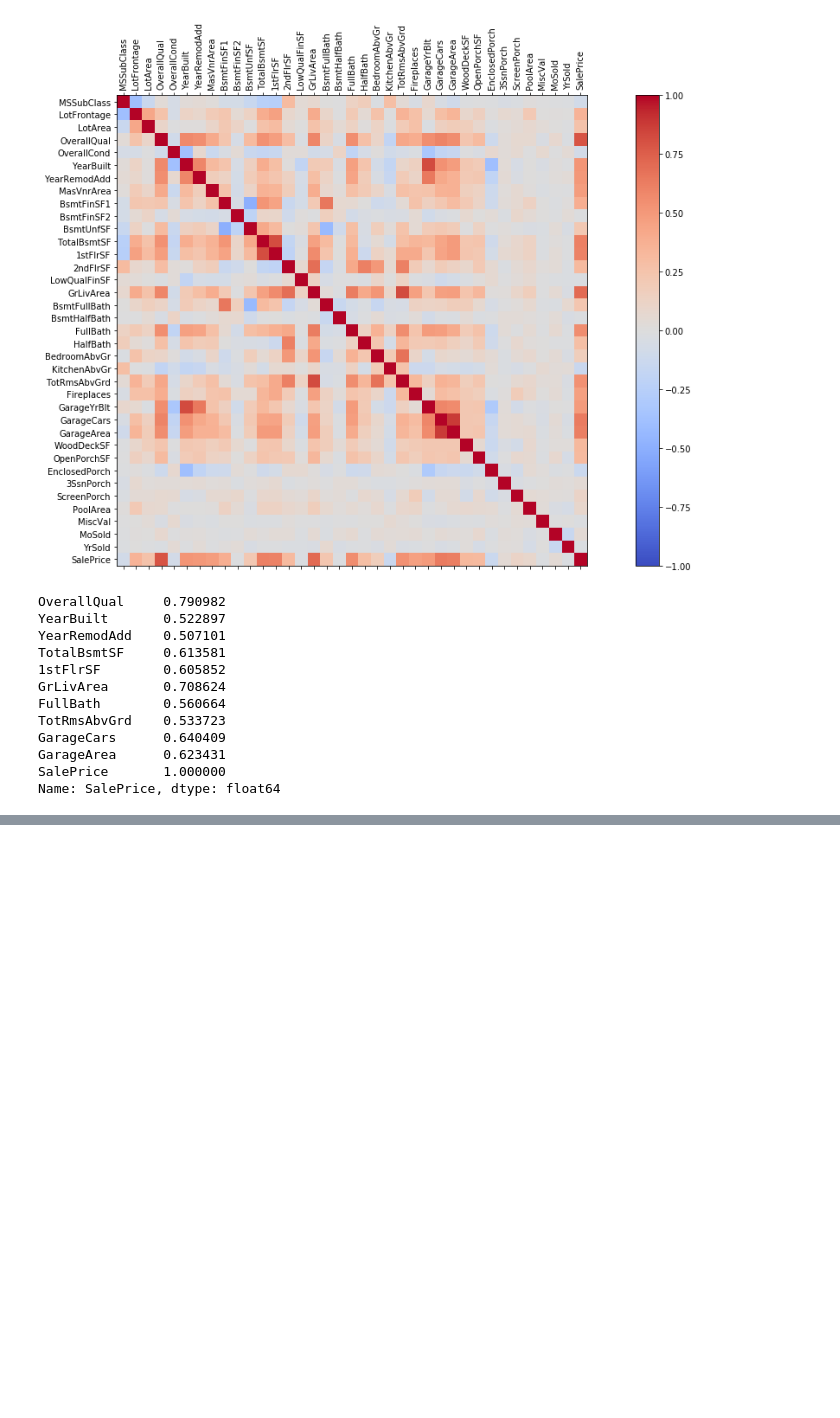
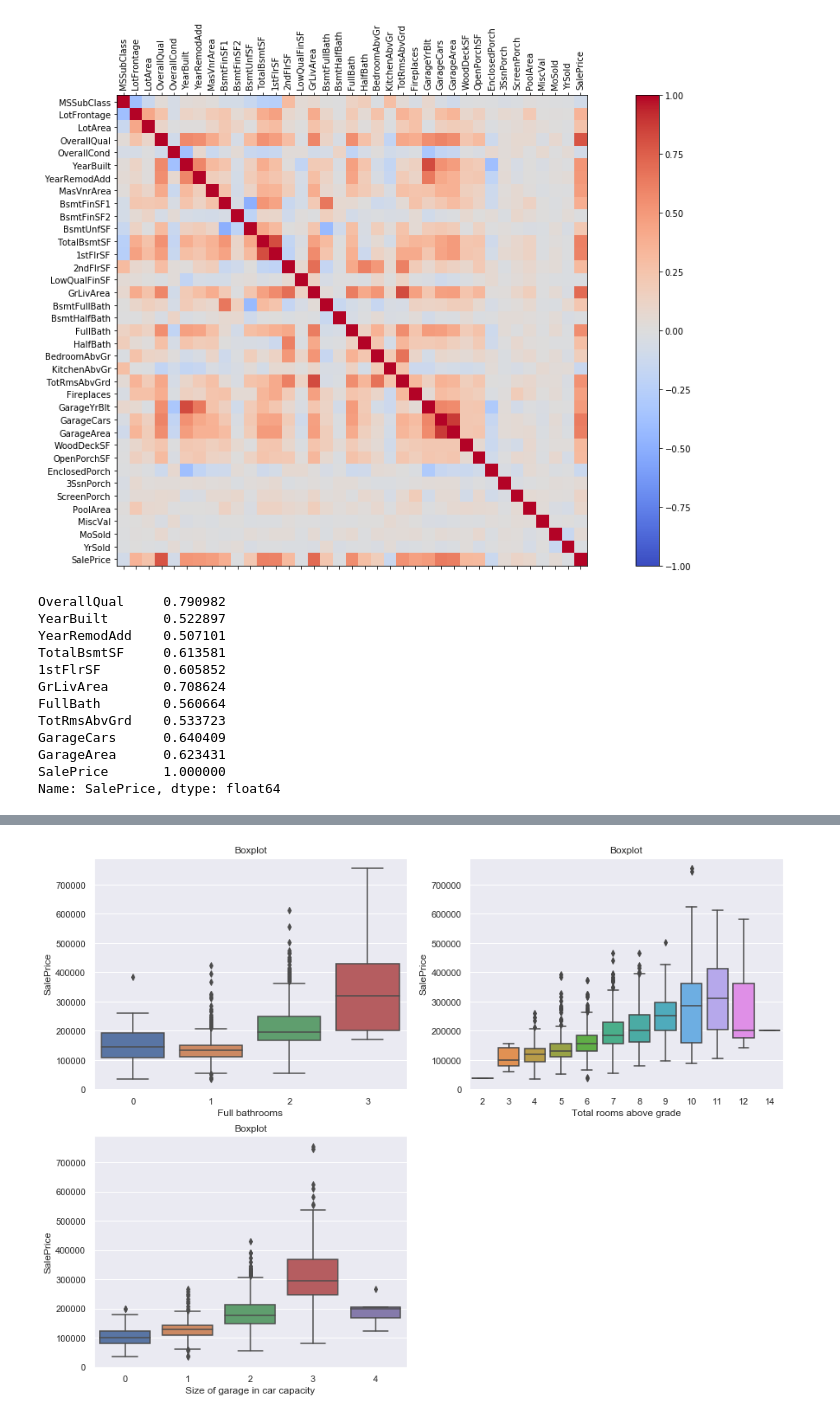
Before and after one commit to julie-grange/ironhack-datalabs-dataparis0619-pt, a Jupyter notebook: module-2/statistical-analysis-project/your-code/my_solution.ipynb, the cells around one changed output, grey strips where cells are left out. Drawn from its saved outputs; the diff is of its cells as text; code cells hidden in the pictures; blank space fills up the shorter version.

```diff
--- a/module-2/statistical-analysis-project/your-code/my_solution.ipynb
+++ b/module-2/statistical-analysis-project/your-code/my_solution.ipynb
@@ -168,0 +166,22 @@ data.iplot(kind='heatmap', colorscale='YlOrRd', xTitle='Tenure',
+# %%
+#Représentation graphiques en box plot des relations entres Sale Price et les variables d'intérets
+
+plt.figure(1, figsize=(15,30))
+plt.subplot(5, 2, 1)
+ax = sns.boxplot(x="FullBath", y="SalePrice", data=data_numeric)
+ax.set_xlabel("Full bathrooms")
+ax.set_title("Boxplot")
+
+plt.subplot(5, 2, 2)
+ax = sns.boxplot(x="TotRmsAbvGrd", y="SalePrice", data=data_numeric)
+ax.set_xlabel("Total rooms above grade")
+ax.set_title("Boxplot")
+
+plt.subplot(5, 2, 3)
+ax = sns.boxplot(x="GarageCars", y="SalePrice", data=data_numeric)
+ax.set_xlabel("Size of garage in car capacity")
+ax.set_title("Boxplot")
+
+plt.show()
+# %% [output]
+[figure, added]
```
Also changed, not shown: parts of 5 cells of this notebook.
